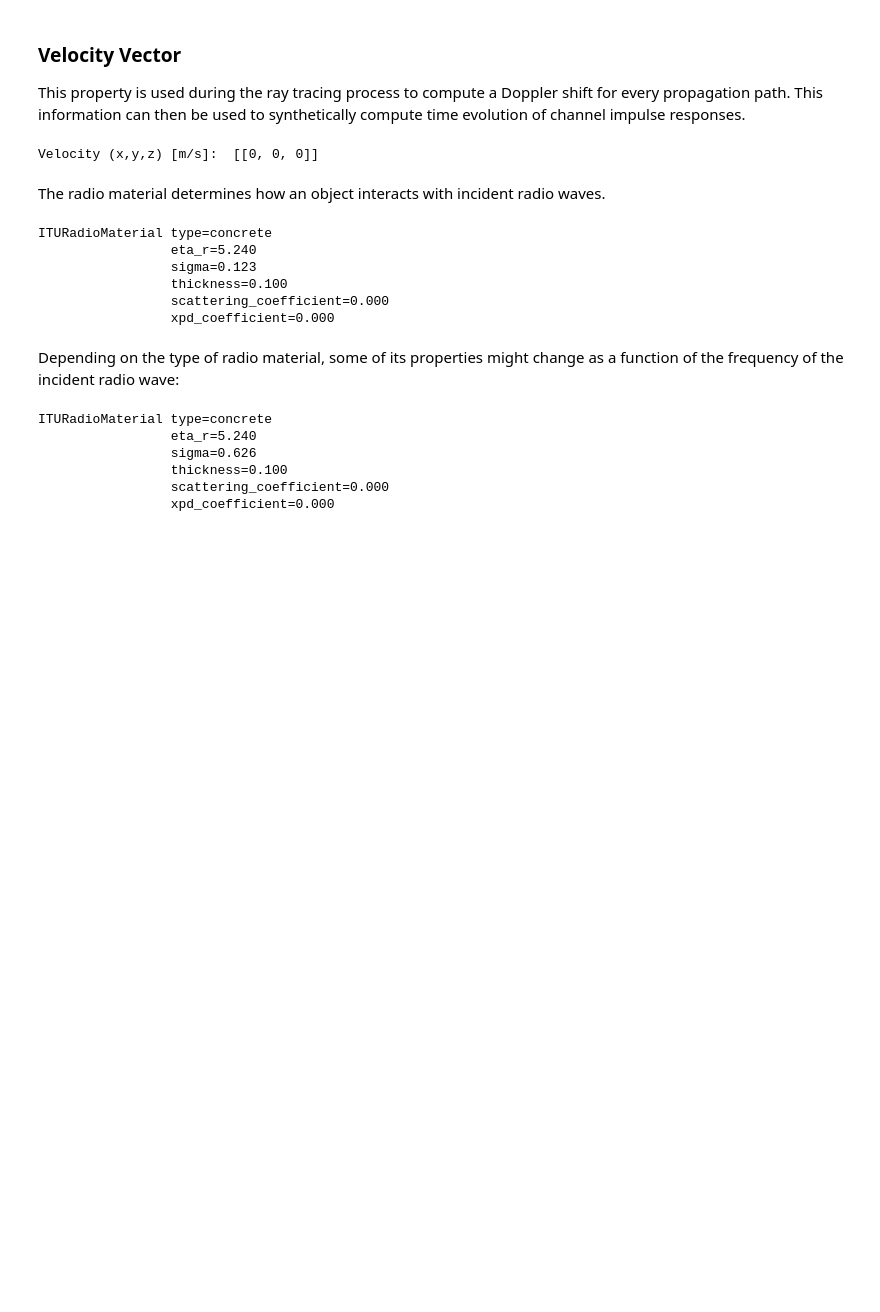
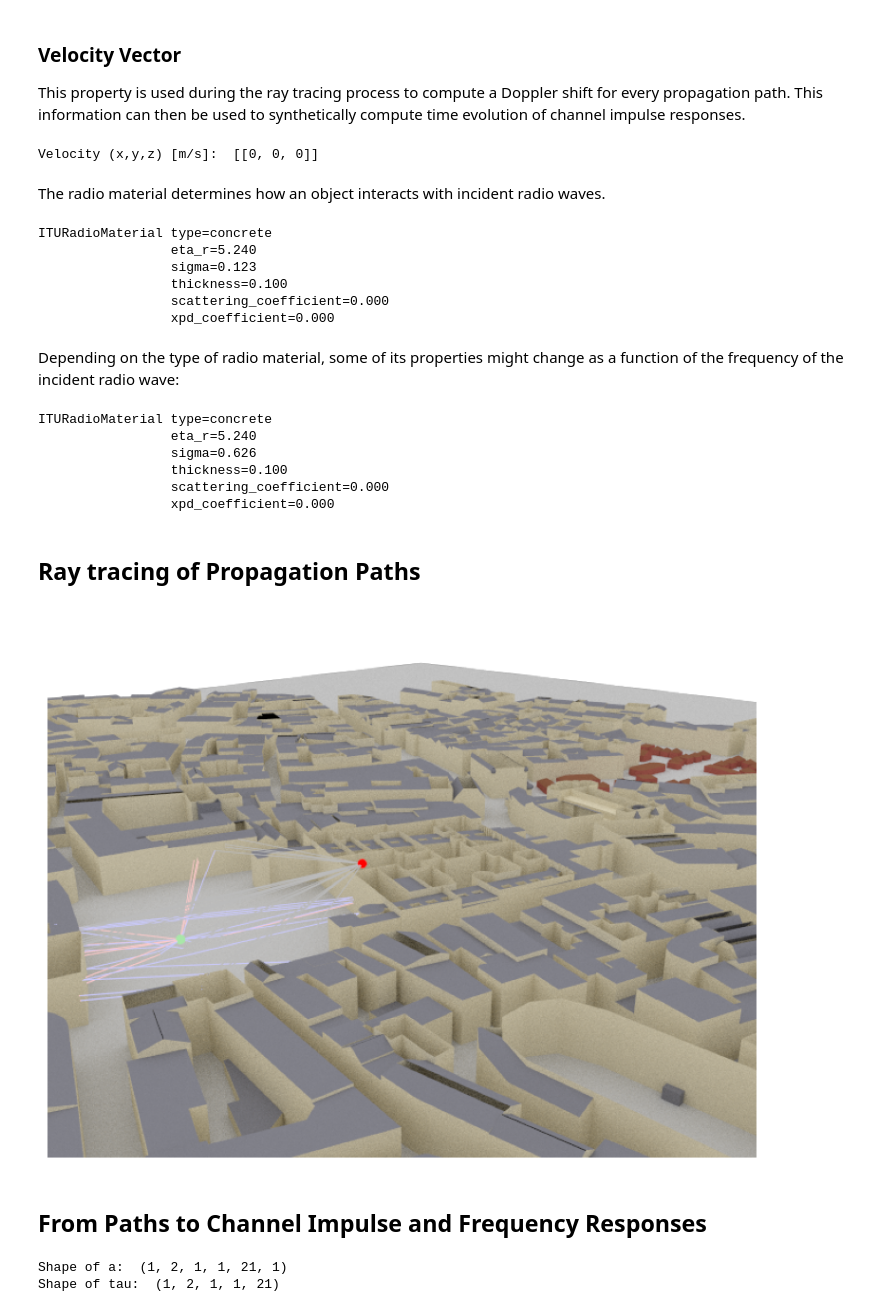
Before and after one commit to ThevinduSK/Sionna-Experiments, a Jupyter notebook: Sionna/sionna_intro.ipynb, the cells around one changed output. Cells and saved outputs as stored; diff of their text form; code cells hidden in the pictures; blank space fills up the shorter version.

```diff
--- a/Sionna/sionna_intro.ipynb
+++ b/Sionna/sionna_intro.ipynb
@@ -102,3 +102,5 @@ ITURadioMaterial type=concrete
                  thickness=0.100
                  scattering_coefficient=0.000
                  xpd_coefficient=0.000
+# %% [markdown]
+## **Ray tracing of Propagation Paths**
@@ -104,0 +143,36 @@ ITURadioMaterial type=concrete
+# %%
+# Instantiate a path solver
+# The same path solver can be used with multiple scenes
+p_solver = PathSolver()
+
+#Compute Propagation Paths
+paths = p_solver(scene=scene,
+                 max_depth=5,
+                 los=True,
+                 specular_reflection=True,
+                 diffuse_reflection=False,
+                 refraction=True,
+                 synthetic_array=False,
+                 seed=41)
+# %%
+no_preview = True #Toggle to use the preview widget
+
+if no_preview:
+    scene.render(camera=my_cam,paths=paths, clip_at=20);
+else:
+    scene.preview(paths=paths, clip_at=20);
+# %% [output]
+[figure, added]
+# %% [markdown]
+## **From Paths to Channel Impulse and Frequency Responses**
+# %%
+a, tau = paths.cir(normalize_delays=True, out_type="numpy")
+
+# Shape: [num_rx, num_rx_ant, num_tx, num_tx_ant, num_paths, num_time_steps]
+print("Shape of a: ", a.shape)
+
+# Shape: [num_rx, num_rx_ant, num_tx, num_tx_ant, num_paths]
+print("Shape of tau: ", tau.shape)
+# %% [output]
+Shape of a:  (1, 2, 1, 1, 21, 1)
+Shape of tau:  (1, 2, 1, 1, 21)
```
Also changed, not shown: parts of 13 cells of this notebook, 2 other files.
